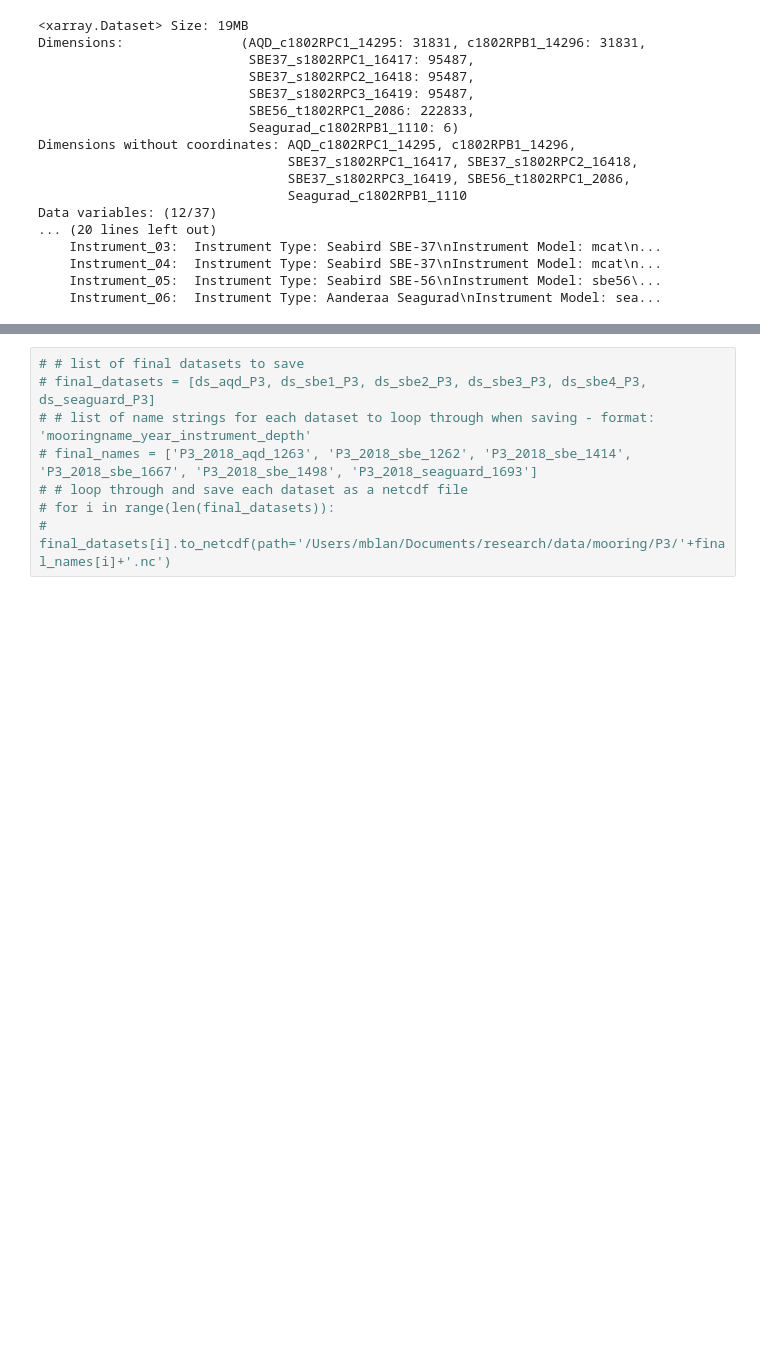
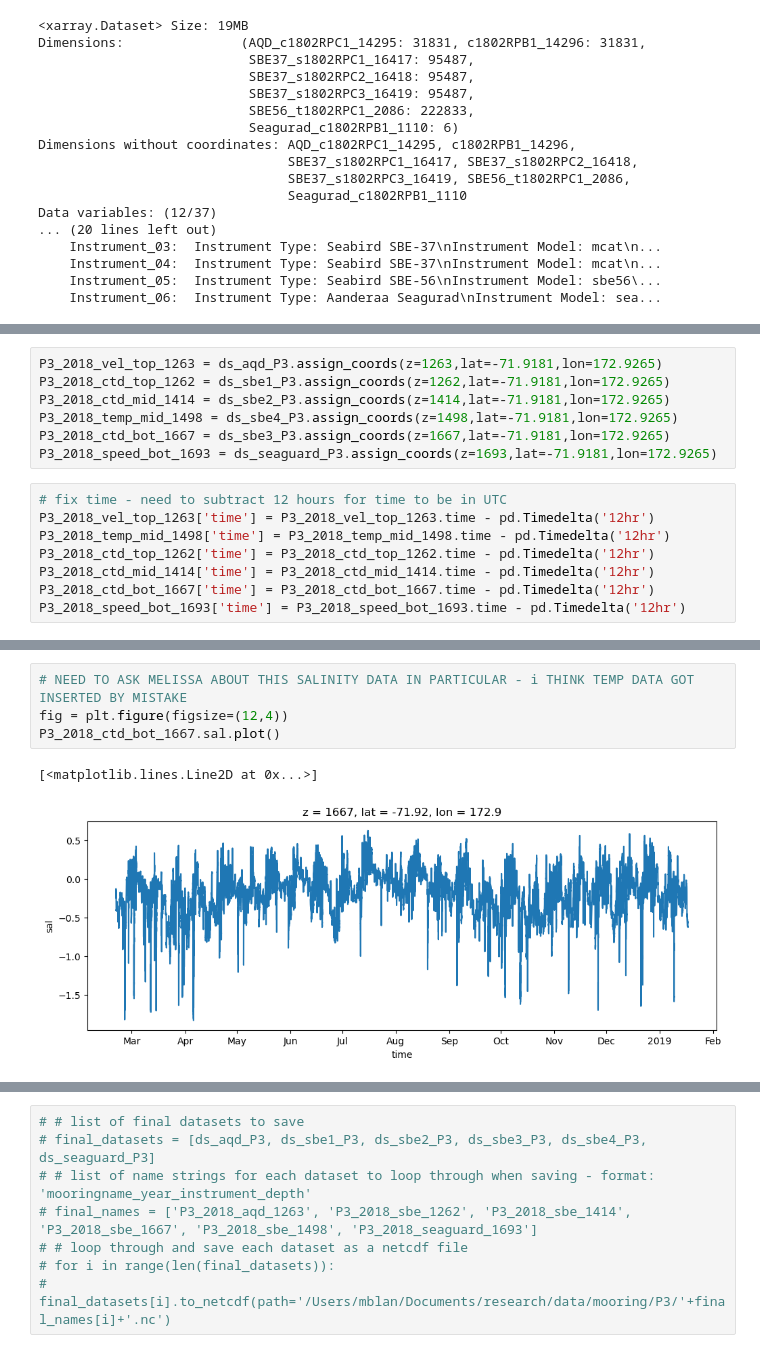
Before and after one commit to MackenzieBlanusa/TNB_tools, a Jupyter notebook: momentum_balance/P2_P3_RSO2018_DataPrep.ipynb, the cells around one changed output, grey strips where cells are left out. Cells and saved outputs as stored; diff of their text form; blank space fills up the shorter version.

```diff
--- a/momentum_balance/P2_P3_RSO2018_DataPrep.ipynb
+++ b/momentum_balance/P2_P3_RSO2018_DataPrep.ipynb
@@ -580,0 +904,15 @@ plt.legend()
+# %%
+P3_2018_vel_top_1263 = ds_aqd_P3.assign_coords(z=1263,lat=-71.9181,lon=172.9265)
+P3_2018_ctd_top_1262 = ds_sbe1_P3.assign_coords(z=1262,lat=-71.9181,lon=172.9265)
+P3_2018_ctd_mid_1414 = ds_sbe2_P3.assign_coords(z=1414,lat=-71.9181,lon=172.9265)
+P3_2018_temp_mid_1498 = ds_sbe4_P3.assign_coords(z=1498,lat=-71.9181,lon=172.9265)
+P3_2018_ctd_bot_1667 = ds_sbe3_P3.assign_coords(z=1667,lat=-71.9181,lon=172.9265)
+P3_2018_speed_bot_1693 = ds_seaguard_P3.assign_coords(z=1693,lat=-71.9181,lon=172.9265)
+# %%
+# fix time - need to subtract 12 hours for time to be in UTC
+P3_2018_vel_top_1263['time'] = P3_2018_vel_top_1263.time - pd.Timedelta('12hr')
+P3_2018_temp_mid_1498['time'] = P3_2018_temp_mid_1498.time - pd.Timedelta('12hr')
+P3_2018_ctd_top_1262['time'] = P3_2018_ctd_top_1262.time - pd.Timedelta('12hr')
+P3_2018_ctd_mid_1414['time'] = P3_2018_ctd_mid_1414.time - pd.Timedelta('12hr')
+P3_2018_ctd_bot_1667['time'] = P3_2018_ctd_bot_1667.time - pd.Timedelta('12hr')
+P3_2018_speed_bot_1693['time'] = P3_2018_speed_bot_1693.time - pd.Timedelta('12hr')
@@ -580,0 +940,7 @@ plt.legend()
+# %%
+# NEED TO ASK MELISSA ABOUT THIS SALINITY DATA IN PARTICULAR - i THINK TEMP DATA GOT INSERTED BY MISTAKE
+fig = plt.figure(figsize=(12,4))
+P3_2018_ctd_bot_1667.sal.plot()
+# %% [output]
+[<matplotlib.lines.Line2D at 0x...>]
+[figure, added]
```
Also changed, not shown: parts of 54 cells of this notebook.
